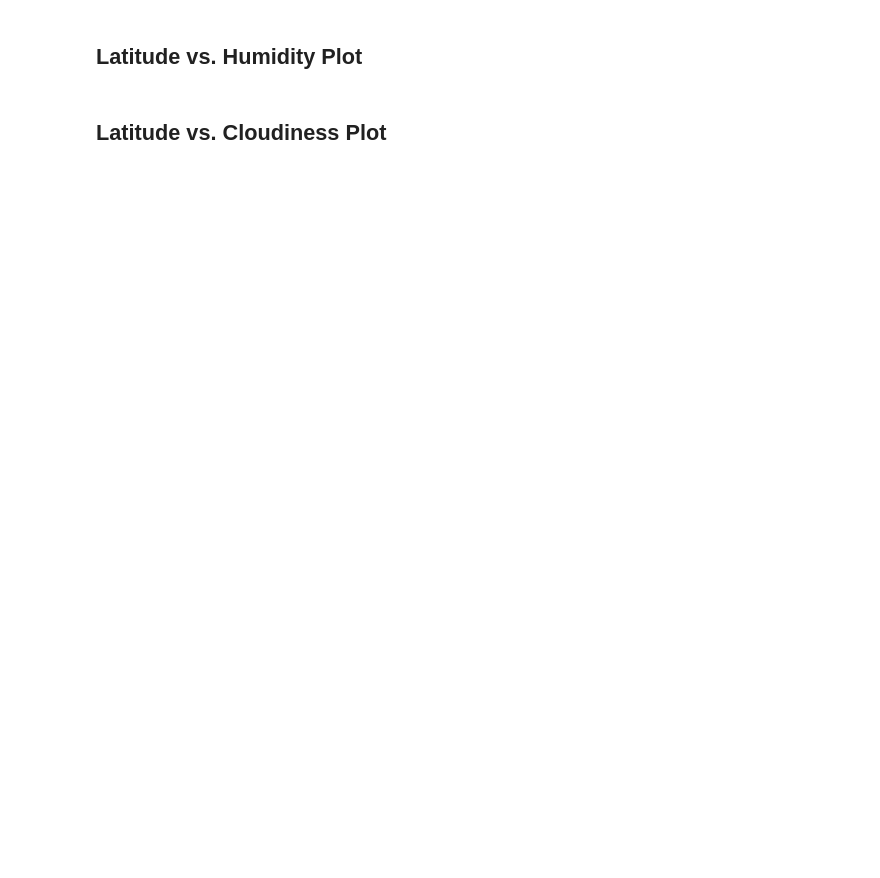
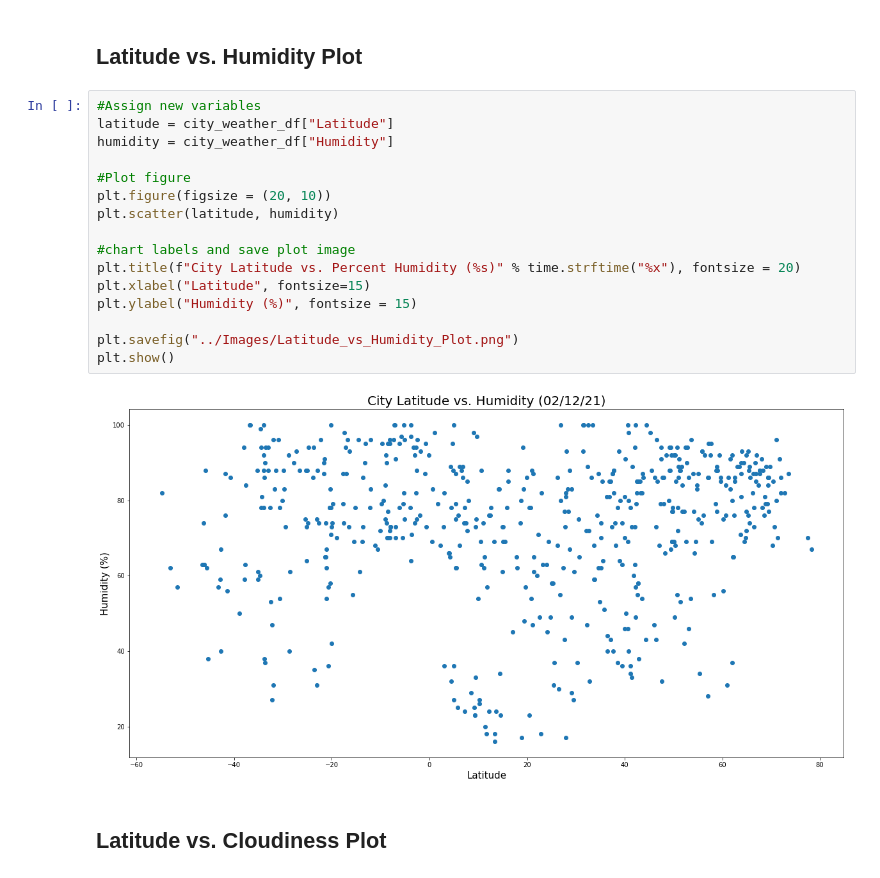
Before and after one commit to cieranmorris/Geographical-Weather-Analysis, a Jupyter notebook: WeatherPy/WeatherPy.ipynb, the cells around one changed output. Saved outputs shown, nothing was run; the diff lists cells and outputs as text; blank space fills up the shorter version.

```diff
--- a/WeatherPy/WeatherPy.ipynb
+++ b/WeatherPy/WeatherPy.ipynb
@@ -179,4 +181,22 @@ plt.show()
 # %% [markdown]
 ## Latitude vs. Humidity Plot
+# %%
+#Assign new variables
+latitude = city_weather_df["Latitude"]
+humidity = city_weather_df["Humidity"]
+
+#Plot figure
+plt.figure(figsize = (20, 10))
+plt.scatter(latitude, humidity)
+
+#chart labels and save plot image
+plt.title(f"City Latitude vs. Percent Humidity (%s)" % time.strftime("%x"), fontsize = 20)
+plt.xlabel("Latitude", fontsize=15)
+plt.ylabel("Humidity (%)", fontsize = 15)
+
+plt.savefig("../Images/Latitude_vs_Humidity_Plot.png")
+plt.show()
+# %% [output]
+[figure, added]
 # %% [markdown]
 ## Latitude vs. Cloudiness Plot
```
Also changed, not shown: parts of 6 cells of this notebook, 5 other files.
